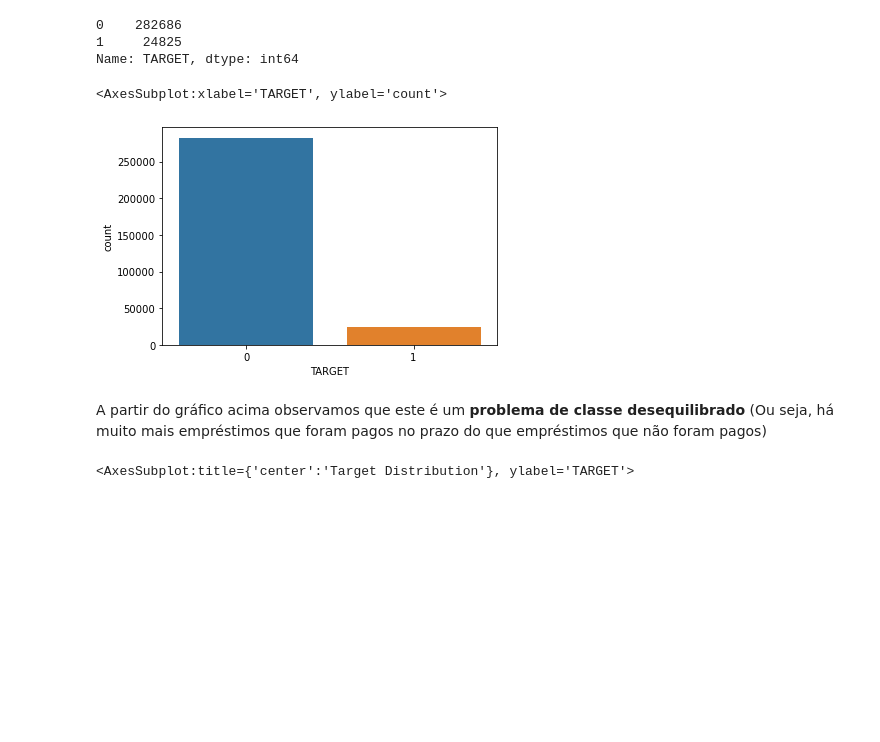
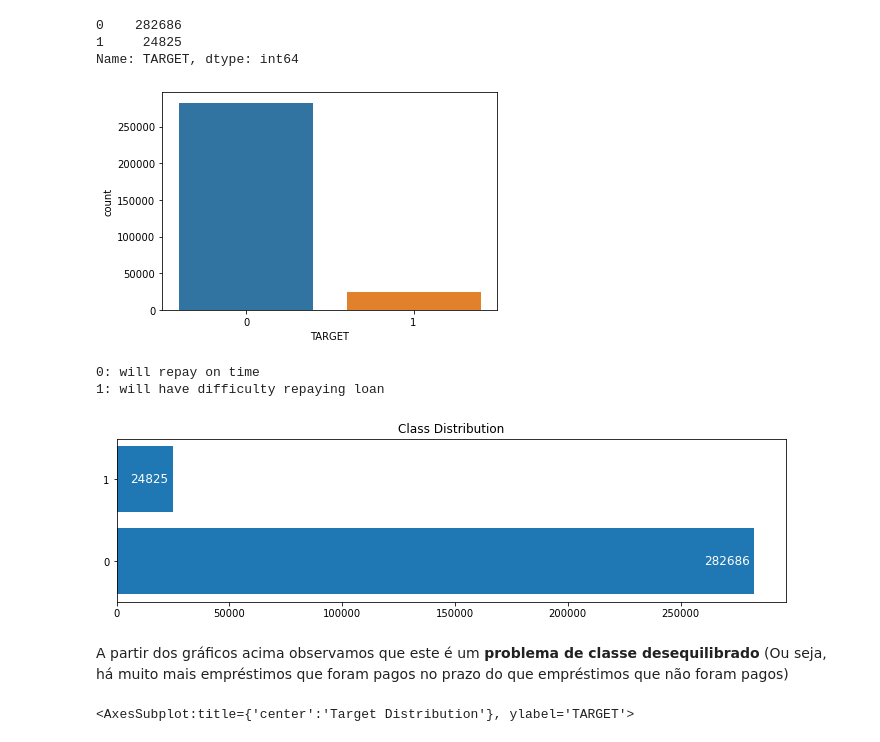
Before and after one commit to rerabelo/ProjetoInterdisciplinar, a Jupyter notebook: Notebooks/EDA_credit_2022.ipynb, the cells around one changed output. Drawn from its saved outputs; the diff is of its cells as text; code cells hidden in the pictures; blank space fills up the shorter version.

```diff
--- a/Notebooks/EDA_credit_2022.ipynb
+++ b/Notebooks/EDA_credit_2022.ipynb
@@ -59,11 +59,31 @@ train['TARGET'].value_counts()
 Name: TARGET, dtype: int64
 # %%
 sns.countplot(x='TARGET',data=train)
+sns.set_color_codes("pastel")
 # %% [output]
-<AxesSubplot:xlabel='TARGET', ylabel='count'>
 [figure]
+# %%
+print("0: will repay on time")
+print("1: will have difficulty repaying loan")
+
+class_dist = train['TARGET'].value_counts()
+
+plt.figure(figsize=(12,3))
+plt.title('Class Distribution')
+plt.barh(class_dist.index, class_dist.values)
+plt.yticks([0, 1])
+
+for i, value in enumerate(class_dist.values):
+    plt.text(value-2000, i, str(value), fontsize=12, color='white',
+             horizontalalignment='right', verticalalignment='center')
+
+plt.show()
+# %% [output]
+0: will repay on time
+1: will have difficulty repaying loan
+[figure, added]
 # %% [markdown]
-A partir do gráfico acima observamos que este é um **problema de classe desequilibrado** (Ou seja, há muito mais empréstimos que foram pagos no prazo do que empréstimos que não foram pagos)
+A partir dos gráficos acima observamos que este é um **problema de classe desequilibrado** (Ou seja, há muito mais empréstimos que foram pagos no prazo do que empréstimos que não foram pagos)
 # %%
 target_distribution = train['TARGET'].value_counts()
 target_distribution.plot.pie(figsize=(10, 10),
```
Also changed, not shown: parts of 26 cells of this notebook, 5 other files.
